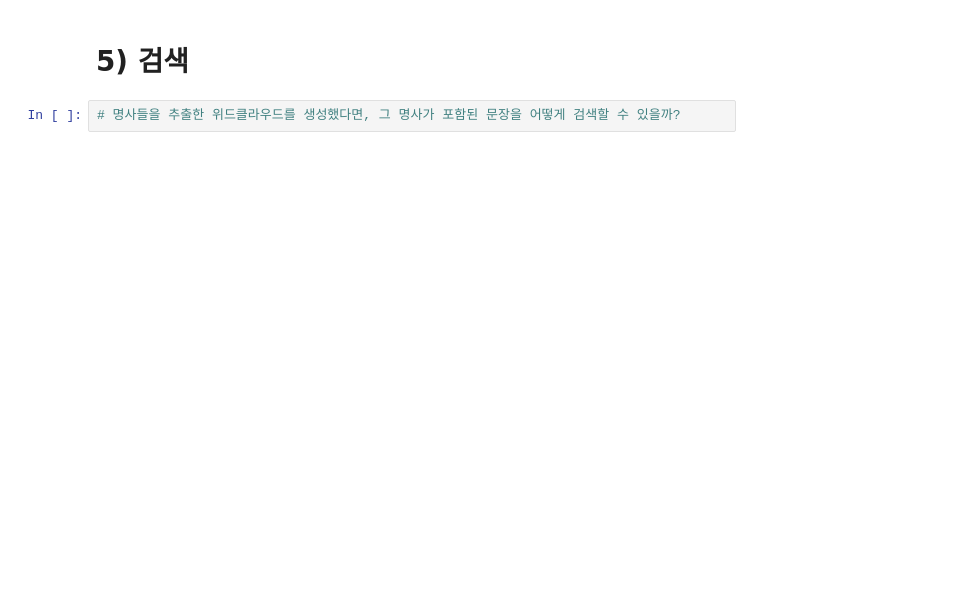
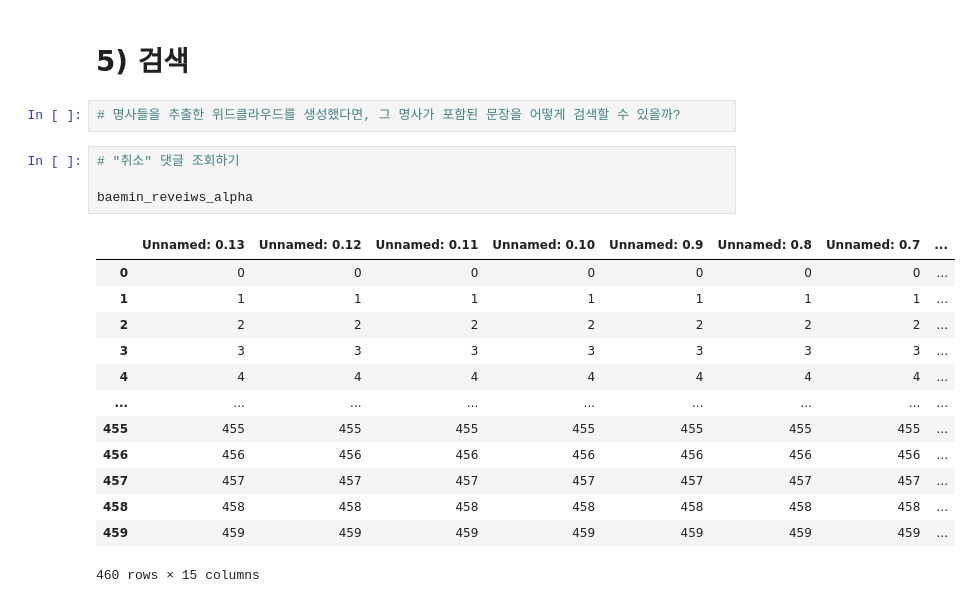
Before and after one commit to yojeongyujeong/yogurtyojung, a Jupyter notebook: java_education.ipynb, the cells around one changed output. Saved outputs shown, nothing was run; the diff lists cells and outputs as text; blank space fills up the shorter version.

```diff
--- a/java_education.ipynb
+++ b/java_education.ipynb
@@ -555,3 +561,21 @@ plt.show()
 # 5) 검색
 # %%
 # 명사들을 추출한 위드클라우드를 생성했다면, 그 명사가 포함된 문장을 어떻게 검색할 수 있을까?
+# %%
+# "취소" 댓글 조회하기
+
+baemin_reveiws_alpha
+# %% [output]
+|  | Unnamed: 0.13 | Unnamed: 0.12 | Unnamed: 0.11 | Unnamed: 0.10 | Unnamed: 0.9 | Unnamed: 0.8 | Unnamed: 0.7 | ... |
+| 0 | 0 | 0 | 0 | 0 | 0 | 0 | 0 | ... |
+| 1 | 1 | 1 | 1 | 1 | 1 | 1 | 1 | ... |
+| 2 | 2 | 2 | 2 | 2 | 2 | 2 | 2 | ... |
+| 3 | 3 | 3 | 3 | 3 | 3 | 3 | 3 | ... |
+| 4 | 4 | 4 | 4 | 4 | 4 | 4 | 4 | ... |
+| ... | ... | ... | ... | ... | ... | ... | ... | ... |
+| 455 | 455 | 455 | 455 | 455 | 455 | 455 | 455 | ... |
+| 456 | 456 | 456 | 456 | 456 | 456 | 456 | 456 | ... |
+| 457 | 457 | 457 | 457 | 457 | 457 | 457 | 457 | ... |
+| 458 | 458 | 458 | 458 | 458 | 458 | 458 | 458 | ... |
+| 459 | 459 | 459 | 459 | 459 | 459 | 459 | 459 | ... |
+460 rows × 15 columns
```
Also changed, not shown: parts of 11 cells of this notebook, 2 other files.
